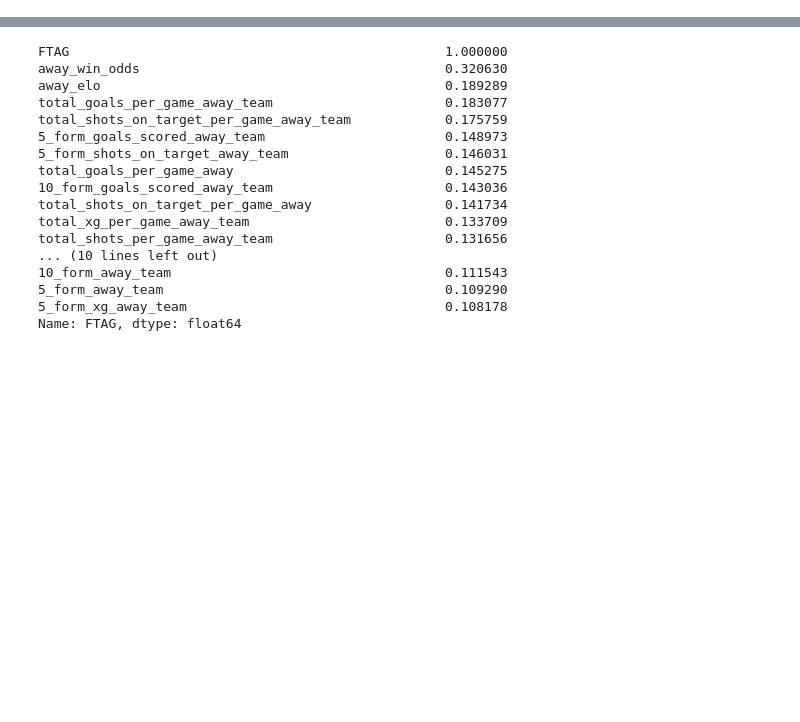
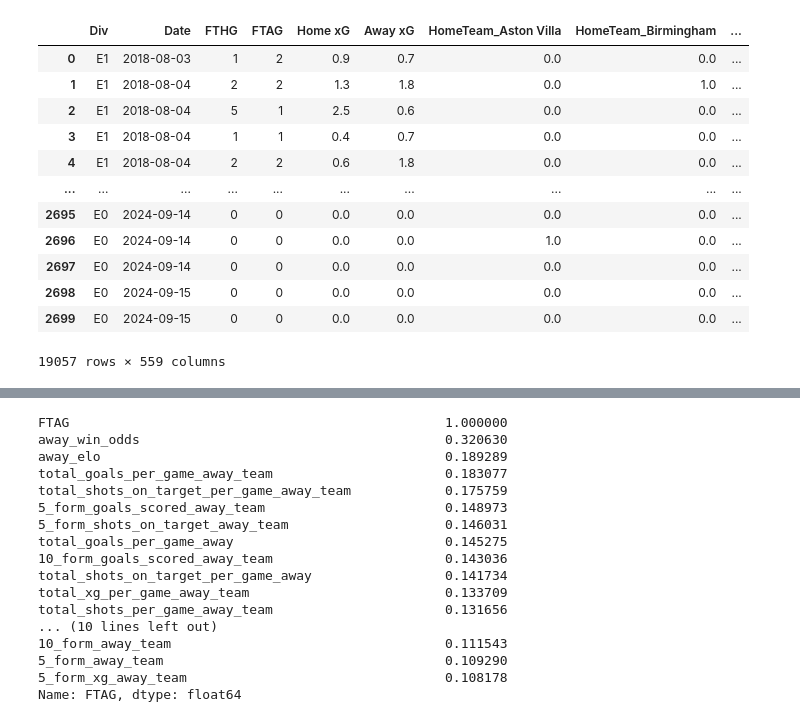
Before and after one commit to mcparaca/Football-betting-model, a Jupyter notebook: Football_predictions_bets_model/Data_preprocessing.ipynb, the cells around one changed output, grey strips where cells are left out. Saved outputs shown, nothing was run; the diff lists cells and outputs as text; code cells hidden in the pictures; blank space fills up the shorter version.

```diff
--- a/Football_predictions_bets_model/Data_preprocessing.ipynb
+++ b/Football_predictions_bets_model/Data_preprocessing.ipynb
@@ -34,6 +34,22 @@ england_data['HomeTeam'] = england_data[home_team_columns].idxmax(axis=1).str.re
 # Step 2: Dedummify AwayTeam columns
 away_team_columns = [col for col in england_data.columns if col.startswith('AwayTeam_')]
 england_data['AwayTeam'] = england_data[away_team_columns].idxmax(axis=1).str.replace('AwayTeam_', '')
+# %%
+england_data
+# %% [output]
+|  | Div | Date | FTHG | FTAG | Home xG | Away xG | HomeTeam_Aston Villa | HomeTeam_Birmingham | ... |
+| 0 | E1 | 2018-08-03 | 1 | 2 | 0.9 | 0.7 | 0.0 | 0.0 | ... |
+| 1 | E1 | 2018-08-04 | 2 | 2 | 1.3 | 1.8 | 0.0 | 1.0 | ... |
+| 2 | E1 | 2018-08-04 | 5 | 1 | 2.5 | 0.6 | 0.0 | 0.0 | ... |
+| 3 | E1 | 2018-08-04 | 1 | 1 | 0.4 | 0.7 | 0.0 | 0.0 | ... |
+| 4 | E1 | 2018-08-04 | 2 | 2 | 0.6 | 1.8 | 0.0 | 0.0 | ... |
+| ... | ... | ... | ... | ... | ... | ... | ... | ... | ... |
+| 2695 | E0 | 2024-09-14 | 0 | 0 | 0.0 | 0.0 | 0.0 | 0.0 | ... |
+| 2696 | E0 | 2024-09-14 | 0 | 0 | 0.0 | 0.0 | 1.0 | 0.0 | ... |
+| 2697 | E0 | 2024-09-14 | 0 | 0 | 0.0 | 0.0 | 0.0 | 0.0 | ... |
+| 2698 | E0 | 2024-09-15 | 0 | 0 | 0.0 | 0.0 | 0.0 | 0.0 | ... |
+| 2699 | E0 | 2024-09-15 | 0 | 0 | 0.0 | 0.0 | 0.0 | 0.0 | ... |
+19057 rows × 559 columns
 # %%
 h2h = pd.read_csv('h2h_data.csv')
 # %%
```
Also changed, not shown: parts of 8 cells of this notebook, 5 other files.
